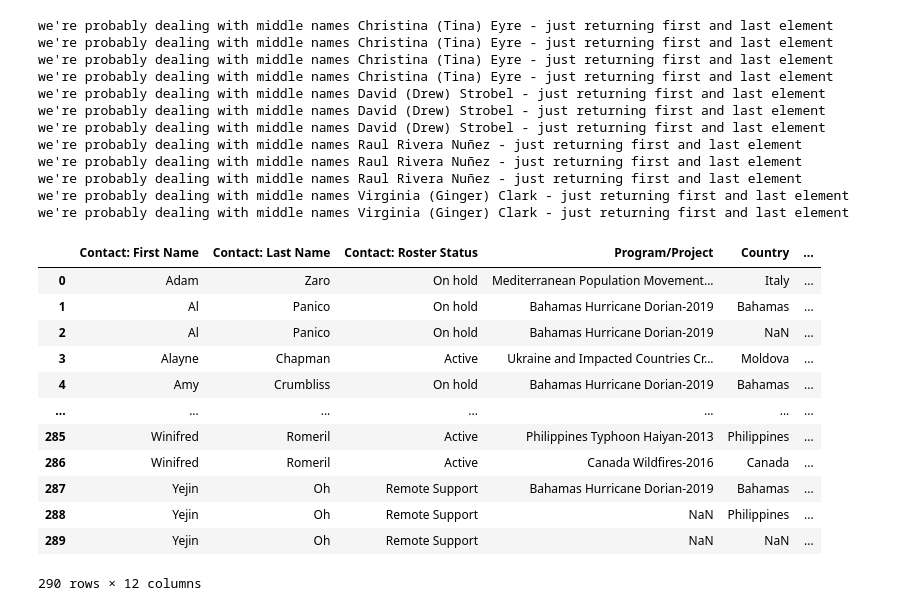
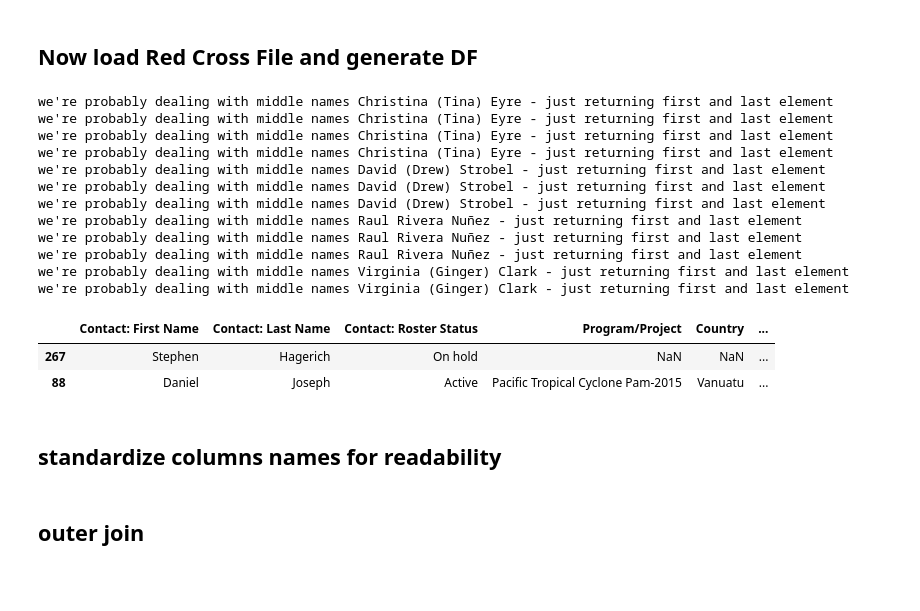
Before and after one commit to AmericanRedCross/text-inferences, a Jupyter notebook: src/ifrc_go/throwaway_compare_ifrc_to_local_dataset.ipynb, the cells around one changed output. Drawn from its saved outputs; the diff is of its cells as text; code cells hidden in the pictures; blank space fills up the shorter version.

```diff
--- a/src/ifrc_go/throwaway_compare_ifrc_to_local_dataset.ipynb
+++ b/src/ifrc_go/throwaway_compare_ifrc_to_local_dataset.ipynb
@@ -172,35 +151,34 @@ df_amrcross['Start Date'] = df_amrcross['Start Date'].fillna(method="ffill")
+# %% [markdown]
+## Now load Red Cross File and generate DF
 # %%
+df_amrcross = pd.read_csv("ECOS Assignments Record.csv")
+
+df_amrcross['Start Date'] = pd.to_datetime(df_amrcross['Start Date'])
+# this is dangerous... you should manually update blank start dates in the source file instead
+# but I'm leaving it here so we can avoid stack traces...
+df_amrcross['Start Date'] = df_amrcross['Start Date'].fillna(method="ffill")
 df_amrcross['normalized_name'] = (df_amrcross['Contact: First Name'] + ' ' + df_amrcross['Contact: Last Name']).apply(person_name_normalizer, fname_char_trunc=2)
 df_amrcross['normalized_name'] = df_amrcross['normalized_name'].apply(lambda x : x.lower())
 df_amrcross['pseudo_key'] = df_amrcross['Start Date'].apply(lambda x: x.strftime("%Y-%m")) + "_" + df_amrcross['normalized_name'].apply(lambda x: x.replace(" ","_"))
-# df_amrcross['Start Date'].str[-4:]
-df_amrcross
+df_amrcross.sample(2)
 # %% [output]
 we're probably dealing with middle names Christina (Tina) Eyre - just returning first and last element
 we're probably dealing with middle names Christina (Tina) Eyre - just returning first and last element
 we're probably dealing with middle names Christina (Tina) Eyre - just returning first and last element
 we're probably dealing with middle names Christina (Tina) Eyre - just returning first and last element
 we're probably dealing with middle names David (Drew) Strobel - just returning first and last element
 we're probably dealing with middle names David (Drew) Strobel - just returning first and last element
 we're probably dealing with middle names David (Drew) Strobel - just returning first and last element
 we're probably dealing with middle names Raul Rivera Nuñez - just returning first and last element
 we're probably dealing with middle names Raul Rivera Nuñez - just returning first and last element
 we're probably dealing with middle names Raul Rivera Nuñez - just returning first and last element
 we're probably dealing with middle names Virginia (Ginger) Clark - just returning first and last element
 we're probably dealing with middle names Virginia (Ginger) Clark - just returning first and last element
 |  | Contact: First Name | Contact: Last Name | Contact: Roster Status | Program/Project | Country | ... |
-| 0 | Adam | Zaro | On hold | Mediterranean Population Movement... | Italy | ... |
-| 1 | Al | Panico | On hold | Bahamas Hurricane Dorian-2019 | Bahamas | ... |
-| 2 | Al | Panico | On hold | Bahamas Hurricane Dorian-2019 | NaN | ... |
-| 3 | Alayne | Chapman | Active | Ukraine and Impacted Countries Cr... | Moldova | ... |
-| 4 | Amy | Crumbliss | On hold | Bahamas Hurricane Dorian-2019 | Bahamas | ... |
-| ... | ... | ... | ... | ... | ... | ... |
-| 285 | Winifred | Romeril | Active | Philippines Typhoon Haiyan-2013 | Philippines | ... |
-| 286 | Winifred | Romeril | Active | Canada Wildfires-2016 | Canada | ... |
-| 287 | Yejin | Oh | Remote Support | Bahamas Hurricane Dorian-2019 | Bahamas | ... |
-| 288 | Yejin | Oh | Remote Support | NaN | Philippines | ... |
-| 289 | Yejin | Oh | Remote Support | NaN | NaN | ... |
+| 267 | Stephen | Hagerich | On hold | NaN | NaN | ... |
+| 88 | Daniel | Joseph | Active | Pacific Tropical Cyclone Pam-2015 | Vanuatu | ... |
-290 rows × 12 columns
+# %% [markdown]
+## standardize columns names for readability
 # %%
 for c in df_usa.columns:
     c_new = "ifrc_" + c
@@ -211,6 +189,8 @@ for c in df_amrcross.columns:
     c_new = "amcross_" + c
     c_new = c_new.lower().replace(" ","_")
     df_amrcross = df_amrcross.rename(columns={c:c_new})
+# %% [markdown]
+## outer join
 # %%
 df_result = pd.merge(left=df_usa, right=df_amrcross, how='outer', left_on="ifrc_pseudo_key", right_on="amcross_pseudo_key", sort='start_date',\
                   suffixes=("_ifrc","_amercross")).copy()
```
Also changed, not shown: parts of 15 cells of this notebook, 1 other file.
